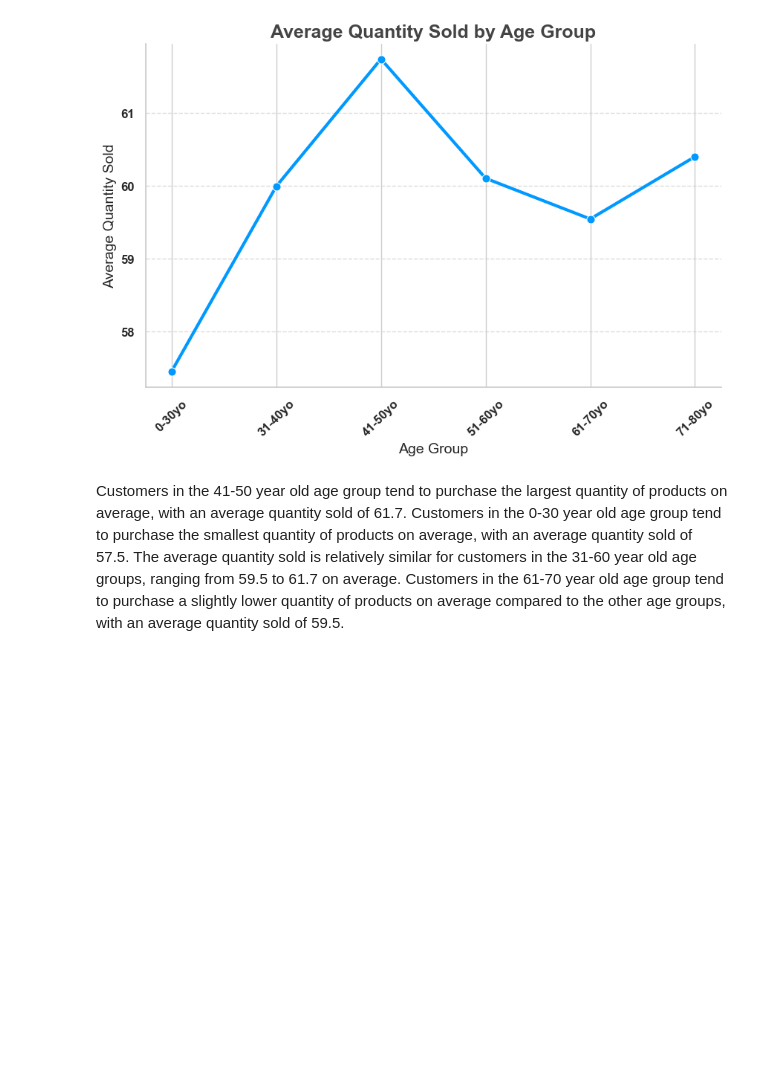
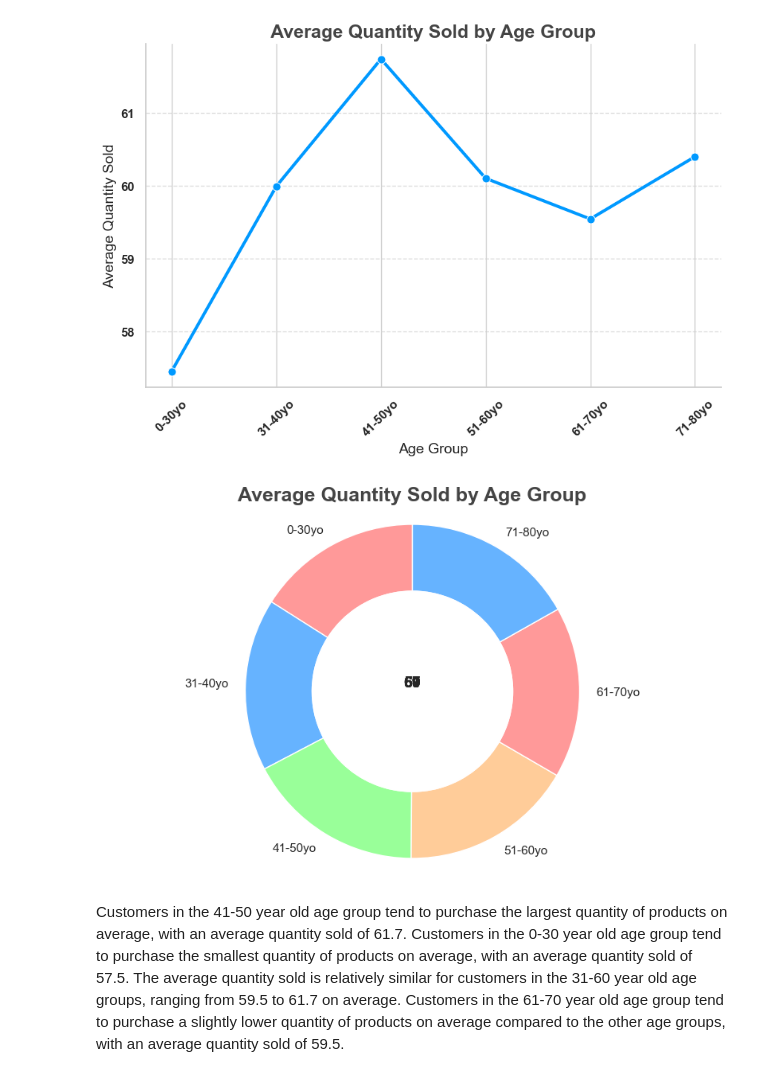
Before and after one commit to azeledon/Final_Project_Group2, a Jupyter notebook: Python/sales_ETL.ipynb, the cells around one changed output. Drawn from its saved outputs; the diff is of its cells as text; code cells hidden in the pictures; blank space fills up the shorter version.

Commit message:
Add images

```diff
--- a/Python/sales_ETL.ipynb
+++ b/Python/sales_ETL.ipynb
@@ -1205,6 +1205,38 @@ plt.grid(axis='y', linestyle='--', alpha=0.7)
 plt.show()
 # %% [output]
 [figure]
+# %%
+
+import matplotlib.pyplot as plt
+import seaborn as sns
+
+sales_demographic = customers_merged.groupby('age_group')['quantity'].mean().reset_index()
+
+# Set up the data for the donut chart
+quantities = sales_demographic['quantity']
+labels = sales_demographic['age_group']
+colors = ['#ff9999', '#66b3ff', '#99ff99', '#ffcc99']
+
+# Create the donut chart
+plt.figure(figsize=(10, 6))
+plt.pie(quantities, labels=labels, colors=colors, startangle=90, wedgeprops=dict(width=0.4), autopct='')
+
+# Add a circle at the center to create the donut shape
+circle = plt.Circle((0, 0), 0.6, color='white')
+plt.gca().add_artist(circle)
+
+# Customize the chart appearance
+plt.axis('equal')
+plt.title('Average Quantity Sold by Age Group', fontsize=18, fontweight='bold', color='#444444')
+
+# Add the actual quantities as text labels
+for i, quantity in enumerate(quantities):
+    plt.text(0, 0.05, f'{int(quantity)}', ha='center', va='center', fontsize=14, fontweight='bold')
+
+# Show the chart
+plt.show()
+# %% [output]
+[figure, added]
 # %% [markdown]
 Customers in the 41-50 year old age group tend to purchase the largest quantity of products on average, with an average quantity sold of 61.7.
 Customers in the 0-30 year old age group tend to purchase the smallest quantity of products on average, with an average quantity sold of 57.5.
```
Also changed, not shown: parts of 48 cells of this notebook, 8 other files.
